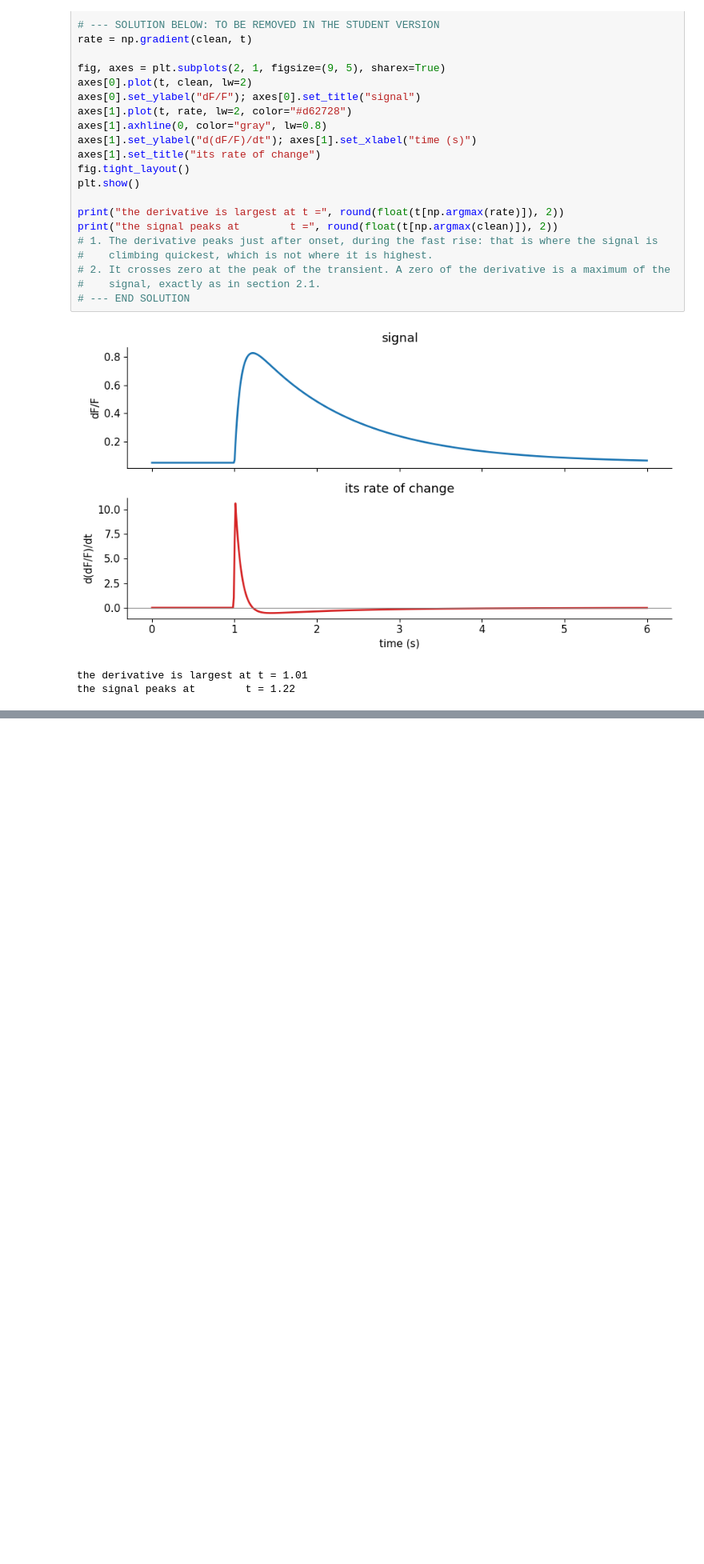
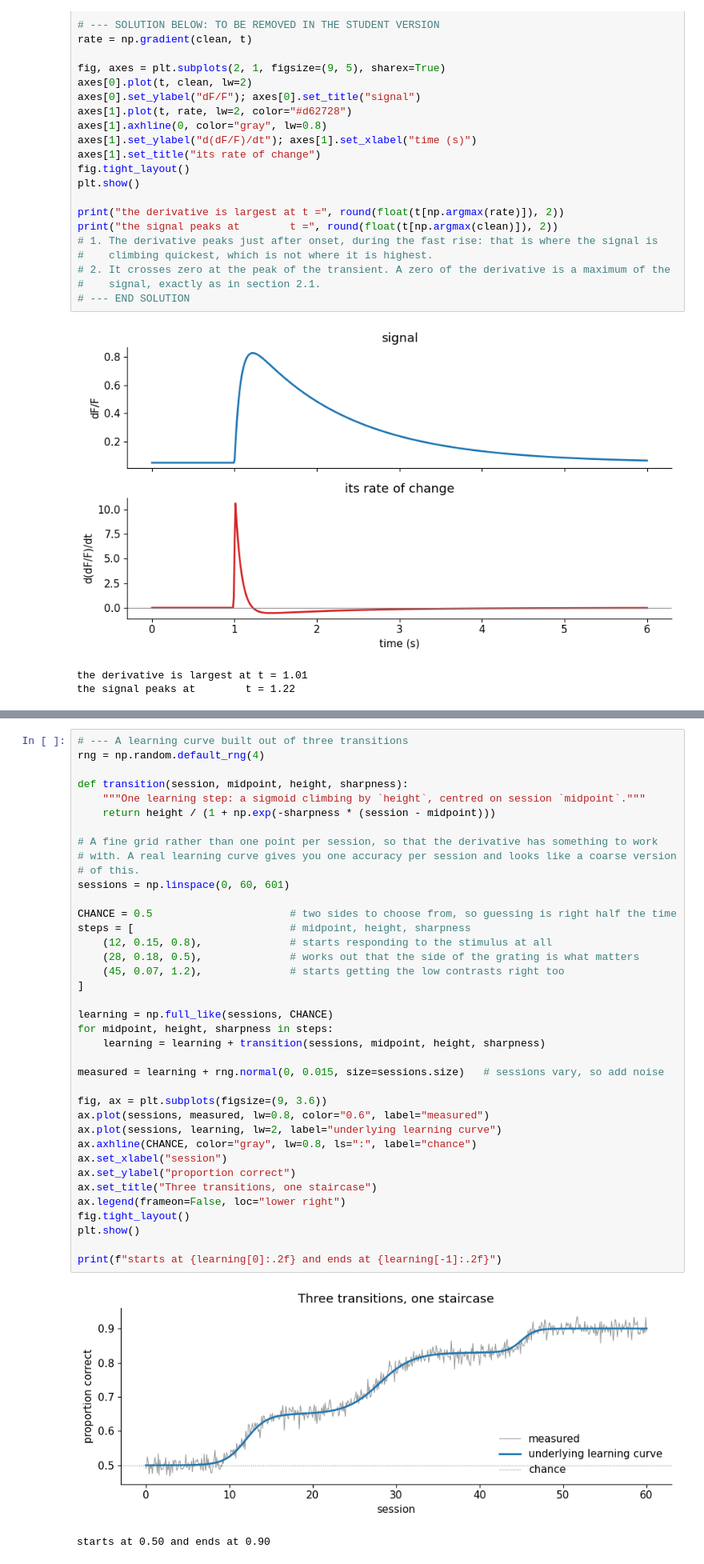
Before and after one commit to gmatteuc/QMN_course_2026, a Jupyter notebook: notebooks/02_math_refresher_TA.ipynb, the cells around one changed output, grey strips where cells are left out. Shown at 80% size. Cells and saved outputs as stored; diff of their text form; blank space fills up the shorter version.

```diff
--- a/notebooks/02_math_refresher_TA.ipynb
+++ b/notebooks/02_math_refresher_TA.ipynb
@@ -1523,0 +1459,41 @@ noise 0.10: mean 0.525 s, spread 0.145 s
+# %%
+# --- A learning curve built out of three transitions
+rng = np.random.default_rng(4)
+
+def transition(session, midpoint, height, sharpness):
+    """One learning step: a sigmoid climbing by `height`, centred on session `midpoint`."""
+    return height / (1 + np.exp(-sharpness * (session - midpoint)))
+
+# A fine grid rather than one point per session, so that the derivative has something to work
+# with. A real learning curve gives you one accuracy per session and looks like a coarse version
+# of this.
+sessions = np.linspace(0, 60, 601)
+
+CHANCE = 0.5                      # two sides to choose from, so guessing is right half the time
+steps = [                         # midpoint, height, sharpness
+    (12, 0.15, 0.8),              # starts responding to the stimulus at all
+    (28, 0.18, 0.5),              # works out that the side of the grating is what matters
+    (45, 0.07, 1.2),              # starts getting the low contrasts right too
+]
+
+learning = np.full_like(sessions, CHANCE)
+for midpoint, height, sharpness in steps:
+    learning = learning + transition(sessions, midpoint, height, sharpness)
+
+measured = learning + rng.normal(0, 0.015, size=sessions.size)   # sessions vary, so add noise
+
+fig, ax = plt.subplots(figsize=(9, 3.6))
+ax.plot(sessions, measured, lw=0.8, color="0.6", label="measured")
+ax.plot(sessions, learning, lw=2, label="underlying learning curve")
+ax.axhline(CHANCE, color="gray", lw=0.8, ls=":", label="chance")
+ax.set_xlabel("session")
+ax.set_ylabel("proportion correct")
+ax.set_title("Three transitions, one staircase")
+ax.legend(frameon=False, loc="lower right")
+fig.tight_layout()
+plt.show()
+
+print(f"starts at {learning[0]:.2f} and ends at {learning[-1]:.2f}")
+# %% [output]
+[figure, added]
+starts at 0.50 and ends at 0.90
```
Also changed, not shown: parts of 16 cells of this notebook, 4 other files.
